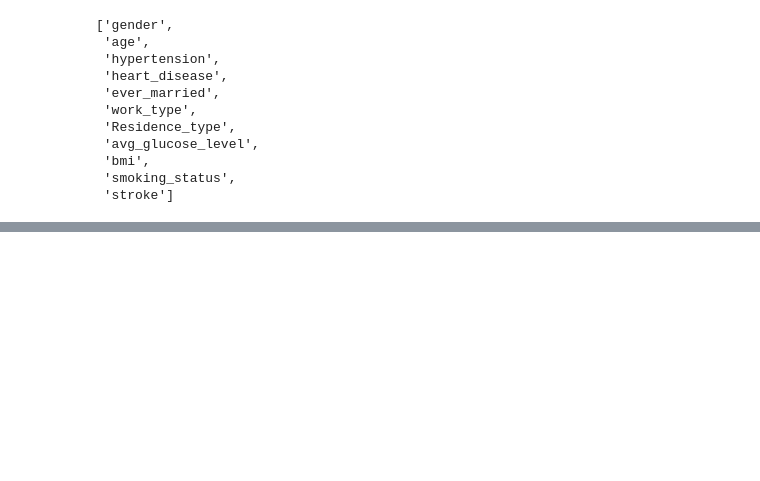
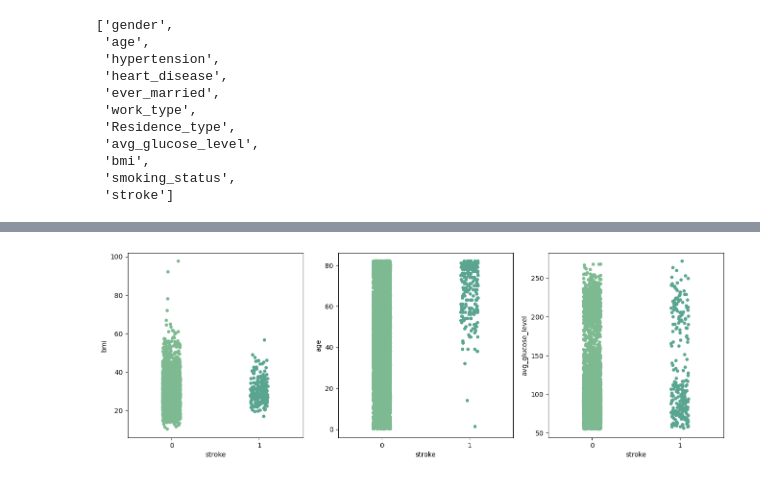
Before and after one commit to gdem25/stroke-prediction, a Jupyter notebook: stroke.ipynb, the cells around one changed output, grey strips where cells are left out. Drawn from its saved outputs; the diff is of its cells as text; code cells hidden in the pictures; blank space fills up the shorter version.

Commit message:
add more visualization

```diff
--- a/stroke.ipynb
+++ b/stroke.ipynb
@@ -221,0 +193,14 @@ df.corr()
+# %%
+#scatter/strip plot
+color = sns.color_palette("crest")
+sns.set_palette(color)
+plt.figure(figsize=(16, 5))
+plt.subplot(1, 3,1)
+sns.stripplot(data=df, x='stroke',y='bmi')
+plt.subplot(1, 3,2)
+sns.stripplot(data=df, x='stroke',y='age')
+plt.subplot(1, 3,3)
+sns.stripplot(data=df, x='stroke',y='avg_glucose_level')
+plt.show()
+# %% [output]
+[figure, added]
```
Also changed, not shown: parts of 12 cells of this notebook.
